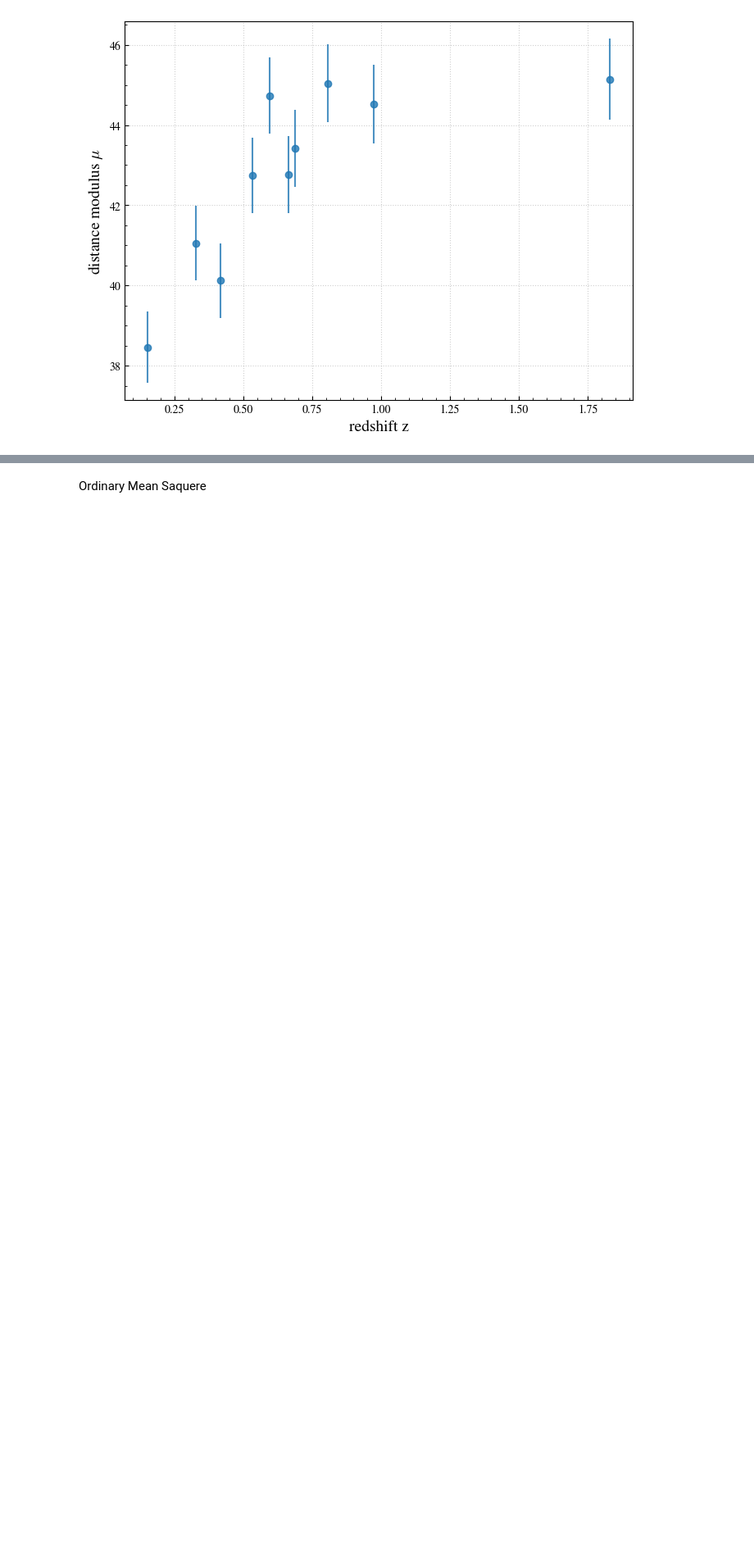
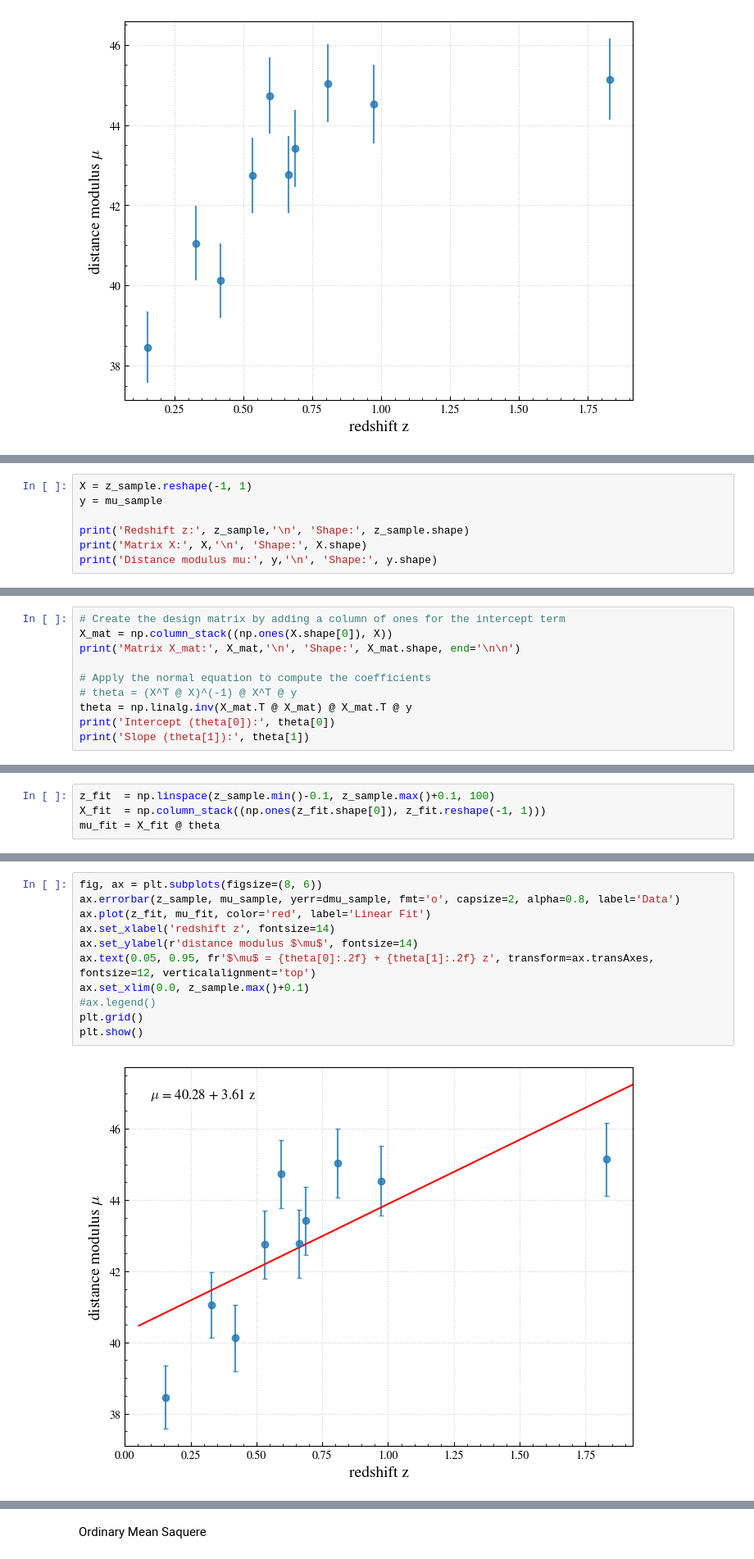
Before and after one commit to jurados/AS4501_Astroinformatic, a Jupyter notebook: Auxiliar/AUX1_LinearRegression.ipynb, the cells around one changed output, grey strips where cells are left out. Shown at 82% size. Drawn from its saved outputs; the diff is of its cells as text; blank space fills up the shorter version.

Commit message:
improving linear regression class

```diff
--- a/Auxiliar/AUX1_LinearRegression.ipynb
+++ b/Auxiliar/AUX1_LinearRegression.ipynb
@@ -67,0 +66,7 @@ In linear regression, we want to find the **weights** (intercept $\theta_0$ and
+# %%
+X = z_sample.reshape(-1, 1)
+y = mu_sample
+
+print('Redshift z:', z_sample,'\n', 'Shape:', z_sample.shape)
+print('Matrix X:', X,'\n', 'Shape:', X.shape)
+print('Distance modulus mu:', y,'\n', 'Shape:', y.shape)
@@ -67,0 +131,10 @@ In linear regression, we want to find the **weights** (intercept $\theta_0$ and
+# %%
+# Create the design matrix by adding a column of ones for the intercept term
+X_mat = np.column_stack((np.ones(X.shape[0]), X))
+print('Matrix X_mat:', X_mat,'\n', 'Shape:', X_mat.shape, end='\n\n')
+
+# Apply the normal equation to compute the coefficients
+# theta = (X^T @ X)^(-1) @ X^T @ y
+theta = np.linalg.inv(X_mat.T @ X_mat) @ X_mat.T @ y
+print('Intercept (theta[0]):', theta[0])
+print('Slope (theta[1]):', theta[1])
@@ -67,0 +156,4 @@ In linear regression, we want to find the **weights** (intercept $\theta_0$ and
+# %%
+z_fit  = np.linspace(z_sample.min()-0.1, z_sample.max()+0.1, 100)
+X_fit  = np.column_stack((np.ones(z_fit.shape[0]), z_fit.reshape(-1, 1)))
+mu_fit = X_fit @ theta
@@ -67,0 +170,13 @@ In linear regression, we want to find the **weights** (intercept $\theta_0$ and
+# %%
+fig, ax = plt.subplots(figsize=(8, 6))
+ax.errorbar(z_sample, mu_sample, yerr=dmu_sample, fmt='o', capsize=2, alpha=0.8, label='Data')
+ax.plot(z_fit, mu_fit, color='red', label='Linear Fit')
+ax.set_xlabel('redshift z', fontsize=14)
+ax.set_ylabel(r'distance modulus $\mu$', fontsize=14)
+ax.text(0.05, 0.95, fr'$\mu$ = {theta[0]:.2f} + {theta[1]:.2f} z', transform=ax.transAxes, fontsize=12, verticalalignment='top')
+ax.set_xlim(0.0, z_sample.max()+0.1)
+#ax.legend()
+plt.grid()
+plt.show()
+# %% [output]
+[figure, added]
```
Also changed, not shown: parts of 11 cells of this notebook.
